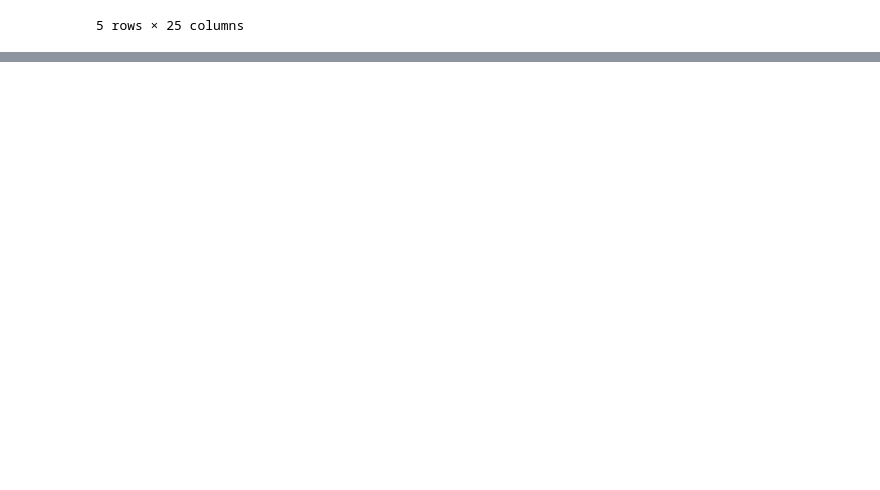
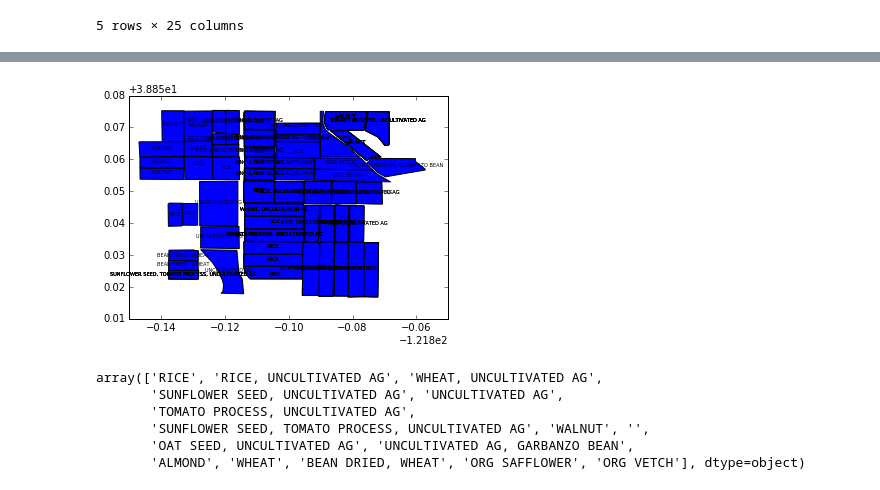
Before and after one commit to MarcelColvin/GeoSpatial-Classification, a Jupyter notebook: Imagecropcontainer.ipynb, the cells around one changed output, grey strips where cells are left out. Cells and saved outputs as stored; diff of their text form; code cells hidden in the pictures; blank space fills up the shorter version.

```diff
--- a/Imagecropcontainer.ipynb
+++ b/Imagecropcontainer.ipynb
@@ -113,0 +98,3 @@ Name: geometry, Length: 95, dtype: object
+# %%
+nvdicrops['coords'] = nvdicrops['geometry'].apply(lambda x: x.representative_point().coords[:])
+nvdicrops['coords'] = [coords[0] for coords in nvdicrops['coords']]
@@ -113,0 +111,16 @@ Name: geometry, Length: 95, dtype: object
+# %%
+nvdicrops.plot()
+for idx,row in nvdicrops.iterrows():
+    plt.annotate(s=row['crop_list'],xy = row['coords'],
+                 horizontalalignment='center',fontsize = 5)
+# %% [output]
+[figure, added]
+# %%
+nvdicrops['crop_list'].unique()
+# %% [output]
+array(['RICE', 'RICE, UNCULTIVATED AG', 'WHEAT, UNCULTIVATED AG',
+       'SUNFLOWER SEED, UNCULTIVATED AG', 'UNCULTIVATED AG',
+       'TOMATO PROCESS, UNCULTIVATED AG',
+       'SUNFLOWER SEED, TOMATO PROCESS, UNCULTIVATED AG', 'WALNUT', '',
+       'OAT SEED, UNCULTIVATED AG', 'UNCULTIVATED AG, GARBANZO BEAN',
+       'ALMOND', 'WHEAT', 'BEAN DRIED, WHEAT', 'ORG SAFFLOWER', 'ORG VETCH'], dtype=object)
```
Also changed, not shown: parts of 7 cells of this notebook.
